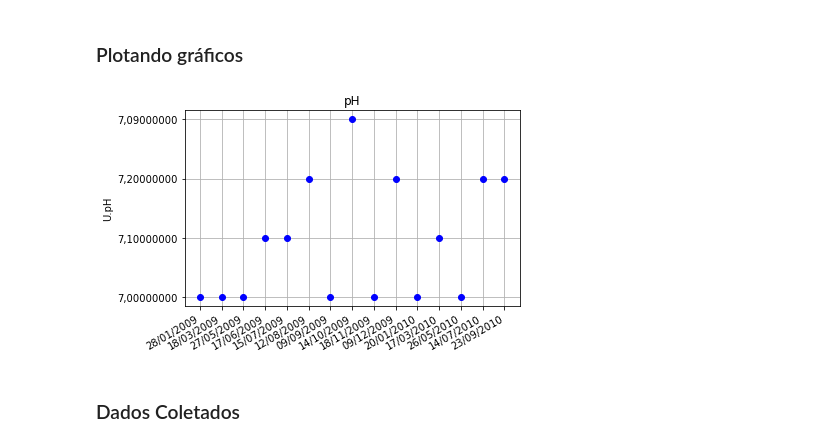
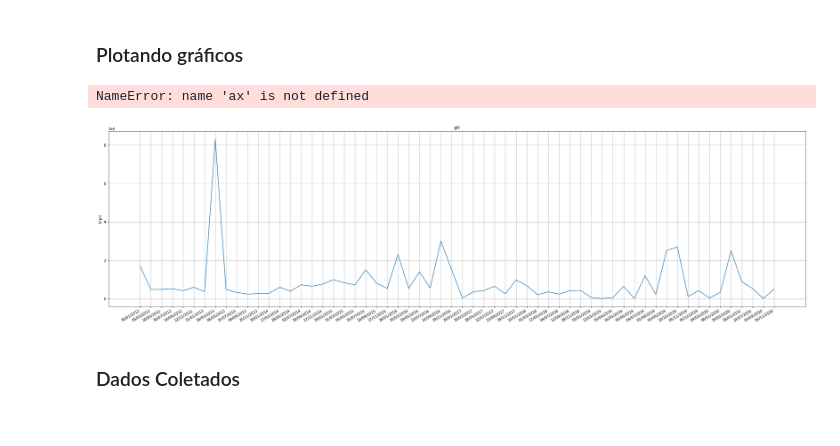
Before and after one commit to leonardodma/p3-qta, a Jupyter notebook: graficos.ipynb, the cells around one changed output. Cells and saved outputs as stored; diff of their text form; code cells hidden in the pictures.

```diff
--- a/graficos.ipynb
+++ b/graficos.ipynb
@@ -21,6 +21,7 @@ def get_data_from_parameter(parameter, multiple_parameters = False):
     else:
         df = historico[historico["Parametro"].isin(parameter)][["Parametro", "Data Coleta", "Valor"]]
 
+    df['Valor'] = [x.replace(',', '.') for x in df['Valor']]
     return df
 
 
@@ -46,19 +38,22 @@ coliformes.head(5)
 ### Plotando gráficos
 # %%
 def plot_data(data_x, data_y, title, y_label):
-    #plt.gca().xaxis.set_major_formatter(mdates.DateFormatter('%m/%d/%Y'))
-    #plt.gca().xaxis.set_major_locator(mdates.DayLocator())
-    plt.plot(data_x[:15], data_y[:15], "bo")
+    ##plt.figure(figsize=(35, 10))
+    fig, ax = plt.subplots(figsize=(12, 12))
+    plt.plot(data_x, data_y)
     plt.gcf().autofmt_xdate()
     plt.title(title)
     plt.ylabel(y_label)
     plt.grid(True)
+    date_form = DateFormatter("%m-%d")
+    ax.xaxis.set_major_formatter(date_form)
     plt.show()
 
 
-plot_data(ph["Data Coleta"], ph["Valor"], "pH", "U.pH")
+plot_data(coliformes["Data Coleta"], coliformes["Valor"].astype(float), "pH", "U.pH")
 # %% [output]
+NameError: name 'ax' is not defined
-[figure, old version]
+[figure, new version]
 # %% [markdown]
 ### Dados Coletados
 # %%
```
Also changed, not shown: parts of 2 cells of this notebook.
